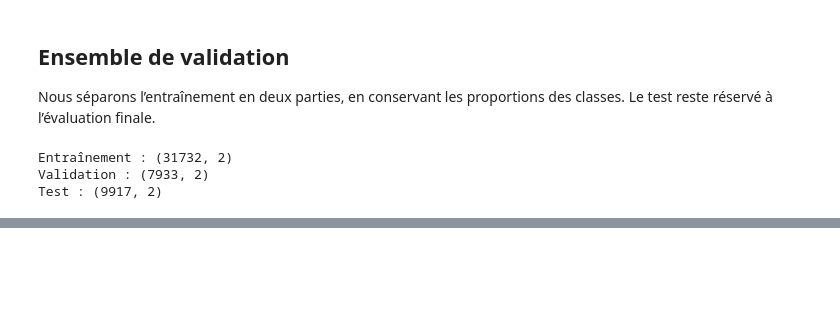
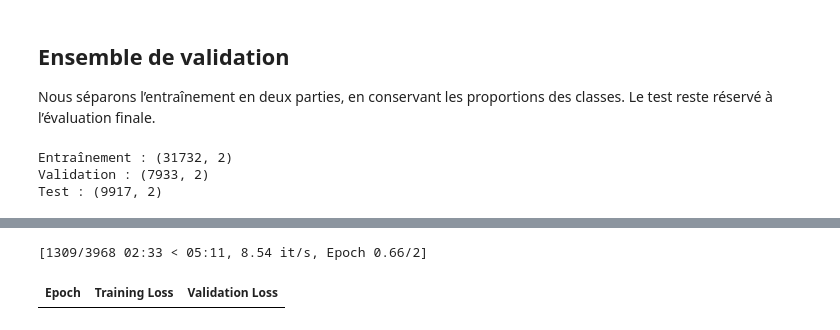
Before and after one commit to Mbaka11/IFT6758_Data_Science, a Jupyter notebook: HW/HW4_IFT6758_FR/hw4.ipynb, the cells around one changed output, grey strips where cells are left out. Cells and saved outputs as stored; diff of their text form; code cells hidden in the pictures; blank space fills up the shorter version.

```diff
--- a/HW/HW4_IFT6758_FR/hw4.ipynb
+++ b/HW/HW4_IFT6758_FR/hw4.ipynb
@@ -636,0 +766,55 @@ Test : (9917, 2)
+# %%
+import time
+
+training_args = TrainingArguments(
+    output_dir="/content/distilbert_baseline",
+    learning_rate=2e-5,
+    num_train_epochs=2,
+    per_device_train_batch_size=16,
+    per_device_eval_batch_size=16,
+    weight_decay=0.01,
+
+    # Évaluer et sauvegarder après chaque époque
+    eval_strategy="epoch",
+    save_strategy="epoch",
+    load_best_model_at_end=True,
+    metric_for_best_model="f1",
+    greater_is_better=True,
+    save_total_limit=1,
+
+    # Utiliser la précision mixte sur GPU
+    fp16=torch.cuda.is_available(),
+    seed=42,
+    data_seed=42,
+    logging_steps=100,
+    report_to="none",
+    push_to_hub=False
+)
+
+trainer = Trainer(
+    model=model,
+    args=training_args,
+    train_dataset=tokenized_dataset["train"],
+    eval_dataset=tokenized_dataset["validation"],
+    processing_class=tokenizer,
+    data_collator=data_collator,
+    compute_metrics=compute_metrics
+)
+
+# Mesurer le temps d'entraînement
+start = time.perf_counter()
+train_result = trainer.train()
+training_minutes = (time.perf_counter() - start) / 60
+
+print(f"Durée d'entraînement : {training_minutes:.2f} minutes")
+
+# Évaluer le checkpoint sélectionné sur la validation
+baseline_metrics = trainer.evaluate()
+print(baseline_metrics)
+
+# Sauvegarder le modèle sélectionné et son tokenizer
+trainer.save_model("/content/distilbert_baseline/best_model")
+tokenizer.save_pretrained("/content/distilbert_baseline/best_model")
+# %% [output]
+[1309/3968 02:33 < 05:11, 8.54 it/s, Epoch 0.66/2]
+| Epoch | Training Loss | Validation Loss |
```
Also changed, not shown: parts of 7 cells of this notebook.
